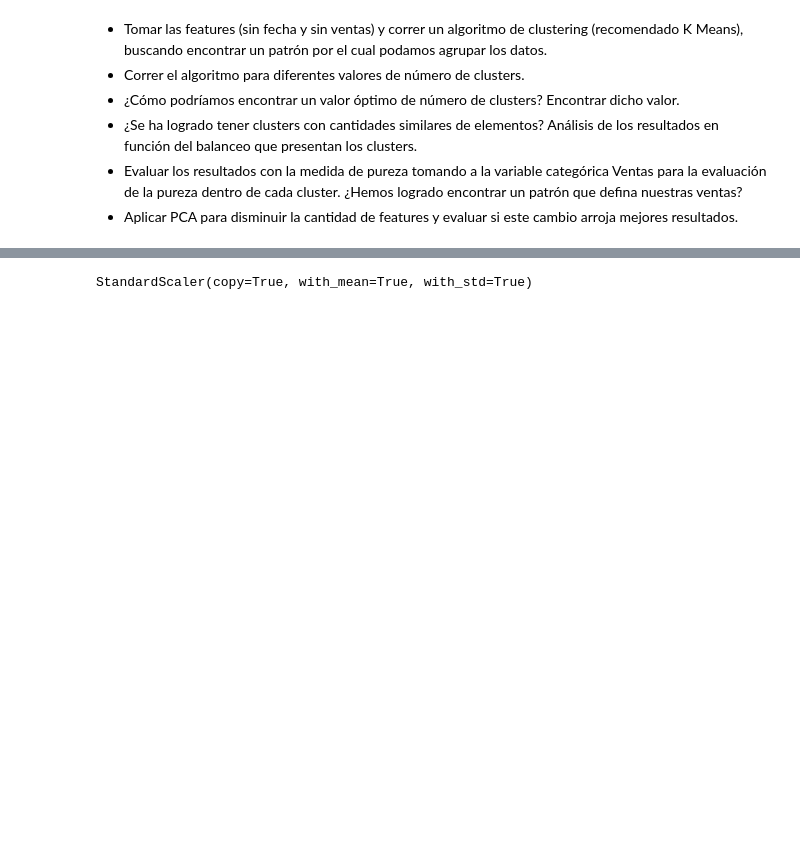
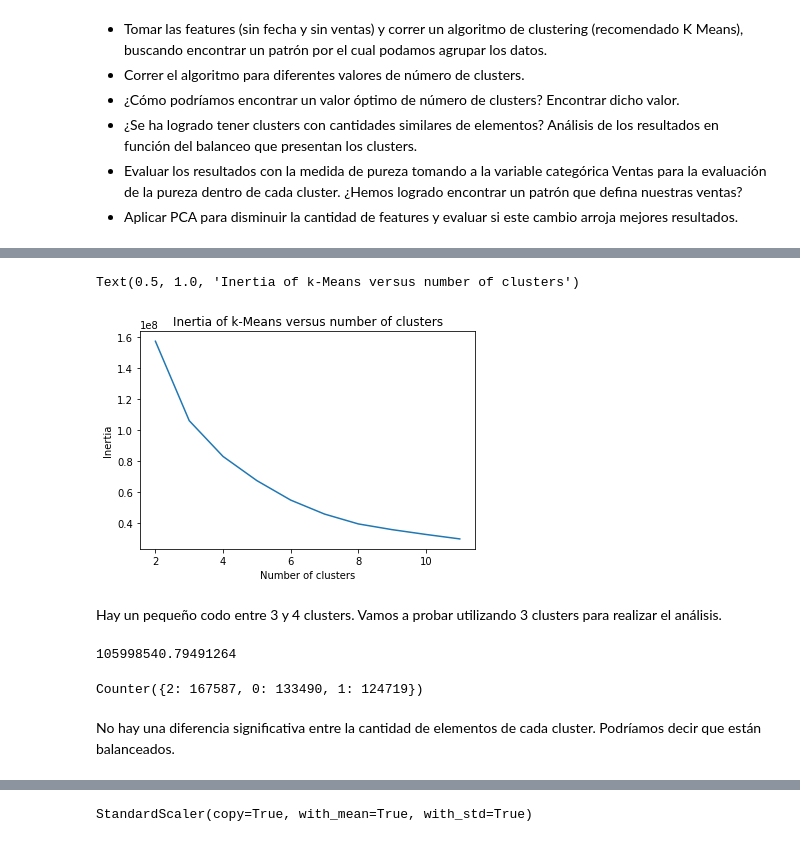
Before and after one commit to dbourdin/diplodatos-mentorias, a Jupyter notebook: AprendizajeNoSupervisado/retail_data_analytics.ipynb, the cells around one changed output, grey strips where cells are left out. Saved outputs shown, nothing was run; the diff lists cells and outputs as text; code cells hidden in the pictures; blank space fills up the shorter version.

```diff
--- a/AprendizajeNoSupervisado/retail_data_analytics.ipynb
+++ b/AprendizajeNoSupervisado/retail_data_analytics.ipynb
@@ -486,4 +491,4 @@ sales_dataset.head()
 - Evaluar los resultados con la medida de pureza tomando a la variable categórica Ventas para la evaluación de la pureza dentro de cada cluster. ¿Hemos logrado encontrar un patrón que defina nuestras ventas?
 - Aplicar PCA para disminuir la cantidad de features y evaluar si este cambio arroja mejores resultados.
 # %%
-sales_dataset.drop(['Date', 'Weekly_Sales'], axis=1, inplace=True)
+cluster_dataset = sales_dataset.drop(['Date', 'Weekly_Sales', 'Venta'], axis=1)
@@ -502,0 +504,12 @@ StandardScaler transforma cada feature para que tenga una media de cero y una va
+# %%
+#Prueba: para elegir el hiperparámetro n_clusters, variando de 2 a 11 clusters
+scores = [KMeans(n_clusters=i+2).fit(cluster_dataset).inertia_ for i in range(10)]
+plt.plot(np.arange(2, 12), scores)
+plt.xlabel('Number of clusters')
+plt.ylabel("Inertia")
+plt.title("Inertia of k-Means versus number of clusters")
+# %% [output]
+Text(0.5, 1.0, 'Inertia of k-Means versus number of clusters')
+[figure, added]
+# %% [markdown]
+Hay un pequeño codo entre 3 y 4 clusters. Vamos a probar utilizando 3 clusters para realizar el análisis.
@@ -502,0 +518,13 @@ StandardScaler transforma cada feature para que tenga una media de cero y una va
+# %%
+model = KMeans(n_clusters=num_clusters)
+model.fit(cluster_dataset)
+print(model.inertia_)
+# %% [output]
+105998540.79491264
+# %%
+from collections import Counter, defaultdict
+print(Counter(model.labels_))
+# %% [output]
+Counter({2: 167587, 0: 133490, 1: 124719})
+# %% [markdown]
+No hay una diferencia significativa entre la cantidad de elementos de cada cluster. Podríamos decir que están balanceados.
```
Also changed, not shown: parts of 28 cells of this notebook.
